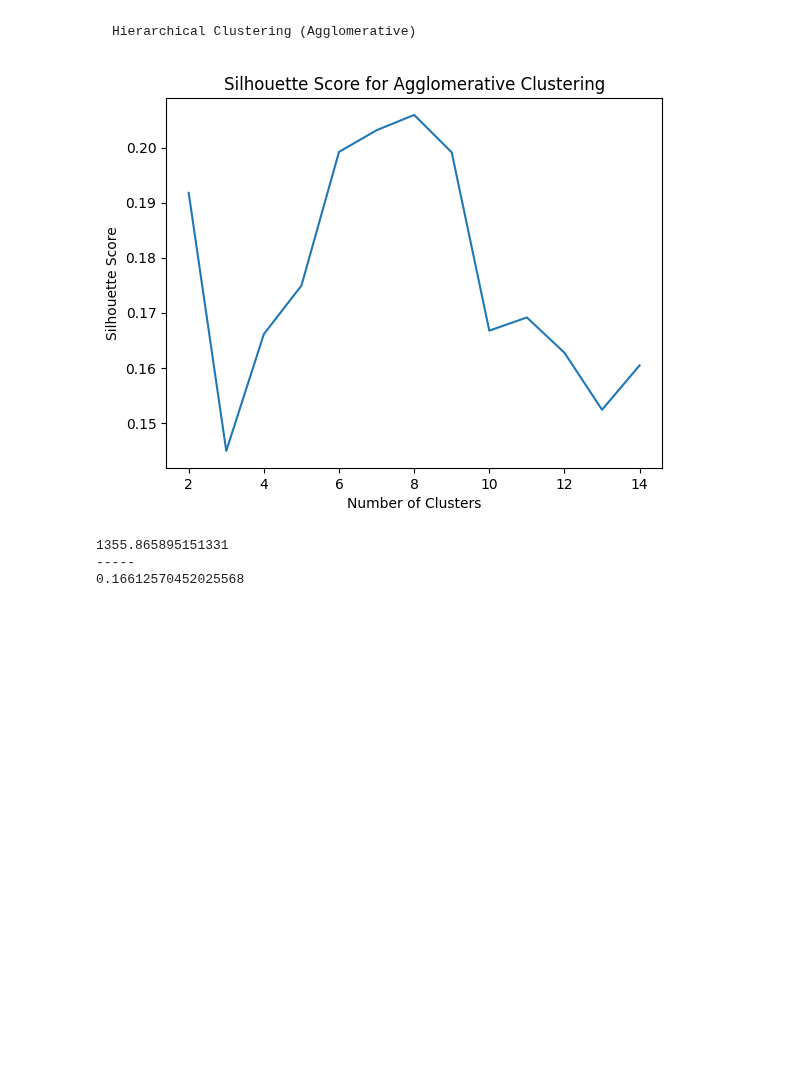
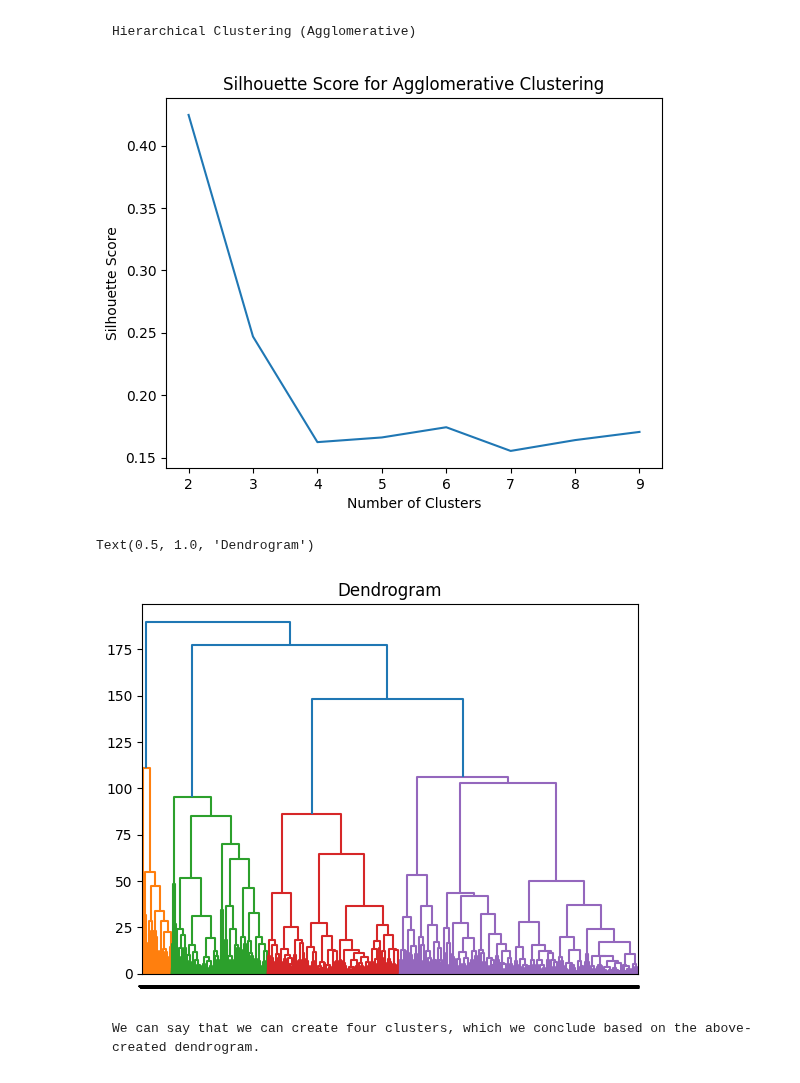
Before and after one commit to jreid94/schulich_data_science, a Jupyter notebook: Data Science 2/Assignments/SUP_clustering_assignment_2.ipynb, the cells around one changed output. Saved outputs shown, nothing was run; the diff lists cells and outputs as text; code cells hidden in the pictures; blank space fills up the shorter version.

```diff
--- a/Data Science 2/Assignments/SUP_clustering_assignment_2.ipynb
+++ b/Data Science 2/Assignments/SUP_clustering_assignment_2.ipynb
@@ -148,3 +144,10 @@ plt.show()
+# %%
+#We will remove a few highly distinctive outliers.
+df = df[df['CASH_ADVANCE_FREQUENCY'] <= 1]
+df = df[df['CASH_ADVANCE'] < 40000]
+df = df[df['MINIMUM_PAYMENTS'] < 70000]
+# we will create a copy of orignal dataframe for clustering
+df_clustering = df.copy()
 # %% [markdown]
 ## EDA
 # %% [markdown]
@@ -391,11 +402,11 @@ for i in range(1, 15):
     kmeans = KMeans(n_clusters=i, random_state=0)
     kmeans.fit(df_pca)
     inertia.append(kmeans.inertia_)
-    labels = kmeans.labels_
+    klabels = kmeans.labels_
     centers = kmeans.cluster_centers_
 
     if i>1:
-        silhouette_avg = silhouette_avg + [silhouette_score(df_pca, labels)]
+        silhouette_avg = silhouette_avg + [silhouette_score(df_pca, klabels)]
 
 # Silhouette Score
 plt.plot(range(1, 15), inertia,marker = 'o')
@@ -434,10 +464,10 @@ silhouette_avg = []
 
 for eps in eps_values:
     dbscan = DBSCAN(eps=eps, min_samples=4)
-    labels = dbscan.fit_predict(df_pca)
+    dlabels = dbscan.fit_predict(df_pca)
 
-    if len(set(labels)) > 1:
-        silhouette_avg.append(silhouette_score(df_pca, labels))
+    if len(set(dlabels)) > 1:
+        silhouette_avg.append(silhouette_score(df_pca, dlabels))
     else:
         silhouette_avg.append(0)
 
@@ -464,29 +507,26 @@ plt.show()
 # %%
 n_clusters_range = range(2, 10)
 silhouette_scores = []
 
 for n_clusters in n_clusters_range:
     agglomerative = AgglomerativeClustering(n_clusters=n_clusters)
-    labels = agglomerative.fit_predict(df_pca)
-    silhouette_avg = silhouette_score(df_pca, labels)
+    alabels = agglomerative.fit_predict(df_pca)
+    silhouette_avg = silhouette_score(df_pca, alabels)
     silhouette_scores.append(silhouette_avg)
 
 plt.plot(n_clusters_range, silhouette_scores)
 plt.title('Silhouette Score for Agglomerative Clustering')
 plt.xlabel('Number of Clusters')
 plt.ylabel('Silhouette Score')
 plt.show()
+
+linkage_matrix = linkage(df_pca, method='ward')
+
+dendrogram(linkage_matrix, orientation='top', labels=alabels)
+plt.title('Dendrogram')
 # %% [output]
-[figure, old version]
+[figure, new version]
+Text(0.5, 1.0, 'Dendrogram')
+[figure, added]
-# %%
-agglomerative = AgglomerativeClustering(n_clusters=4)
-labels = agglomerative.fit_predict(df_pca)
-ch_kmeans= metrics.calinski_harabasz_score(df_pca, labels)
-ss_kmeans = metrics.silhouette_score(df_pca, labels, metric='euclidean')
-print(ch_kmeans)
-print("-----")
-print(ss_kmeans)
-# %% [output]
-1355.865895151331
------
-0.16612570452025568
+# %% [markdown]
+    We can say that we can create four clusters, which we conclude based on the above-created dendrogram.
```
Also changed, not shown: parts of 33 cells of this notebook, 1 other file.
